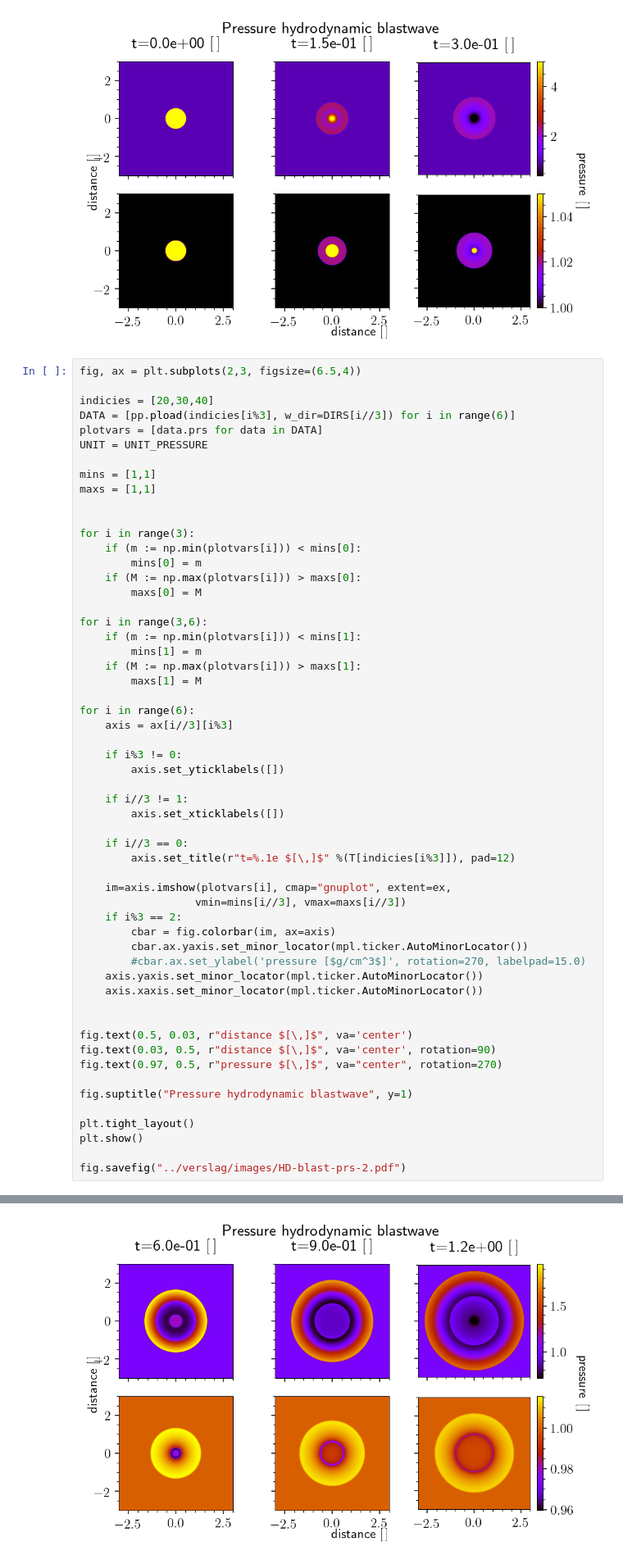
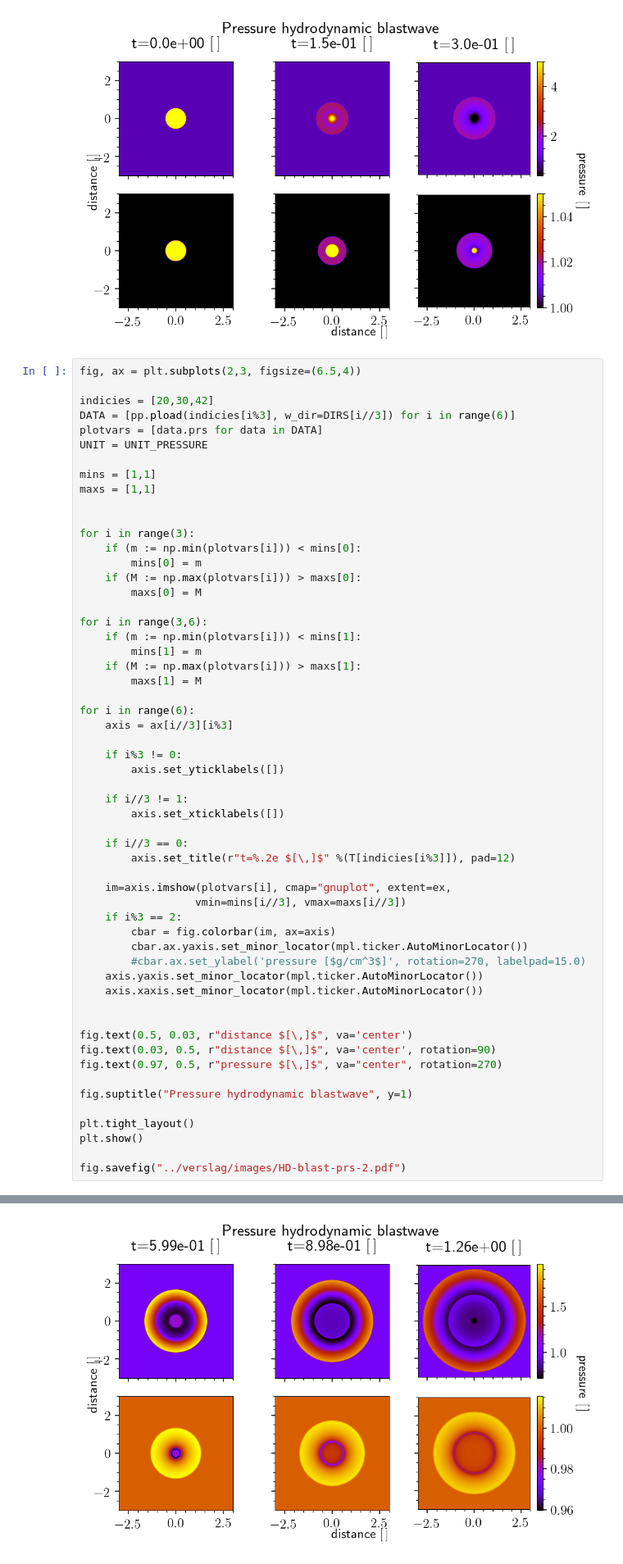
Before and after one commit to Cubedsheep/bachproef-wis-T2, a Jupyter notebook: HD_blastwave/HD-plots.ipynb, the cells around one changed output, grey strips where cells are left out. Shown: that part at 82% size. Cells and saved outputs as stored; diff of their text form.

```diff
--- a/HD_blastwave/HD-plots.ipynb
+++ b/HD_blastwave/HD-plots.ipynb
@@ -183,7 +183,7 @@ Reading Data file : data/25d-ulow/data.0010.dbl
 # %%
 fig, ax = plt.subplots(2,3, figsize=(6.5,4))
 
-indicies = [20,30,40]
+indicies = [20,30,42]
 DATA = [pp.pload(indicies[i%3], w_dir=DIRS[i//3]) for i in range(6)]
 plotvars = [data.prs for data in DATA]
 UNIT = UNIT_PRESSURE
@@ -214,7 +214,7 @@ for i in range(6):
         axis.set_xticklabels([])
 
     if i//3 == 0:
-        axis.set_title(r"t=%.1e $[\,]$" %(T[indicies[i%3]]), pad=12)
+        axis.set_title(r"t=%.2e $[\,]$" %(T[indicies[i%3]]), pad=12)
 
     im=axis.imshow(plotvars[i], cmap="gnuplot", extent=ex,
                   vmin=mins[i//3], vmax=maxs[i//3])
@@ -250,4 +246,4 @@ Reading Data file : data/25d-ulow/data.0040.dbl
-[figure, old version]
+[figure, new version]
 # %% [markdown]
 ## Plot the variable
 # %%
```
Also changed, not shown: parts of 1 cell of this notebook, 11 other files.
